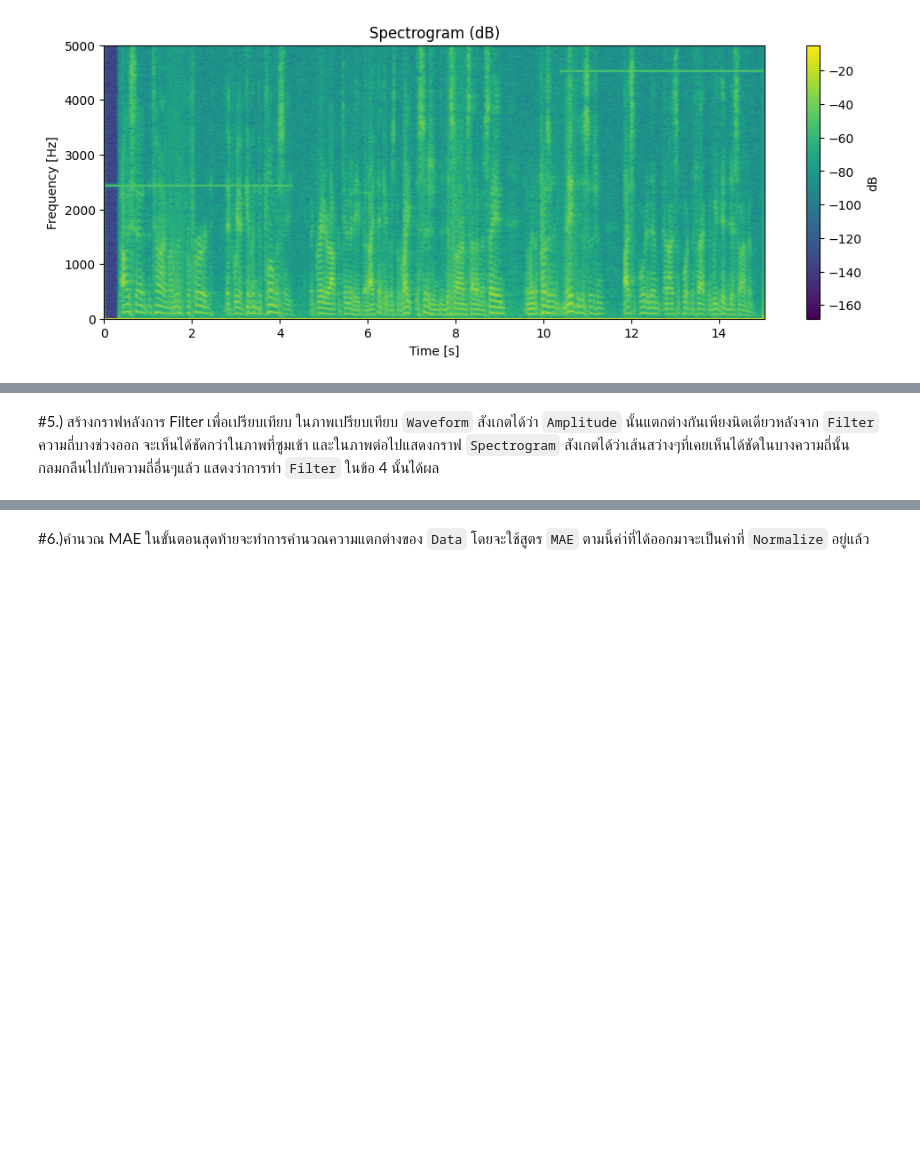
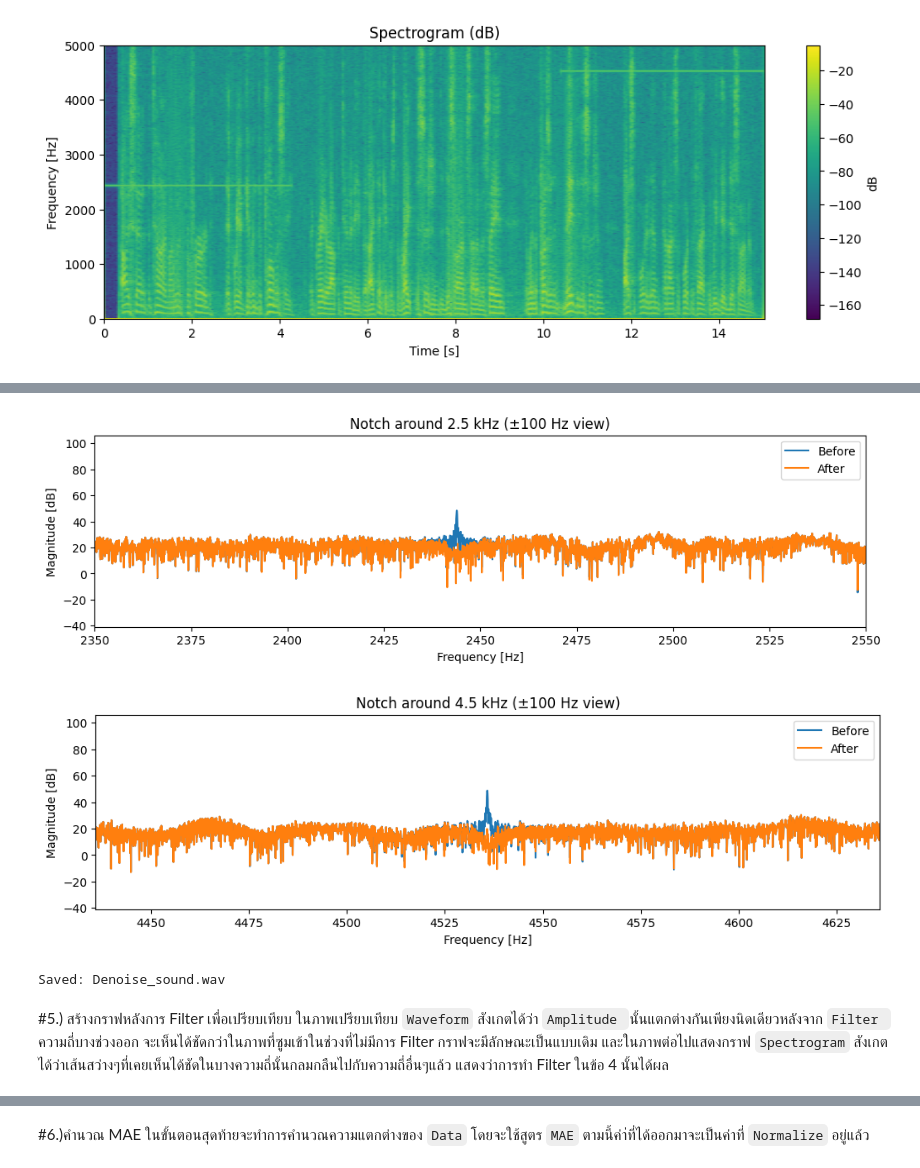
Before and after one commit to MoSkibidi/Signal_Processing_Project_2025, a Jupyter notebook: Project_Denoise_Final.ipynb, the cells around one changed output, grey strips where cells are left out. Cells and saved outputs as stored; diff of their text form; code cells hidden in the pictures; blank space fills up the shorter version.

```diff
--- a/Project_Denoise_Final.ipynb
+++ b/Project_Denoise_Final.ipynb
@@ -154,6 +108,71 @@ Saved: Denoise_sound.wav
+# %%
+
+y /= (np.max(np.abs(y)) + 1e-12) #ทำการ Normalize ใหม่คล้ายๆเดิมแต่ + 1e-12 ไปกันค่า = 0 เดี๋ยว error
+
+#หาสัมประสิทธ์เพื่อมาทำ Bandstop
+def time_notch(y, sr, centers, BW, att_db, intervals, fade_ms=25):
+    # ทำ notch ล่วงหน้า (ทั้งคลิป) ครั้งเดียว
+    sos = np.vstack([signal.tf2sos(*signal.iirnotch(f, f/BW, fs=sr)) for f in centers])
+    yN  = signal.sosfiltfilt(sos, y)
+    m0  = 1.0 - 10**(-att_db/20.0)                 # ความลึกพื้นฐานจาก dB
+
+    # มาสก์เวลาแบบทูกีย์ (ขอบนุ่ม) ด้วยโค้ดสั้น
+    m = np.zeros_like(y, float)
+    Lf = max(1, int(fade_ms*sr/1000))
+    for t0, t1 in intervals:
+        i0, i1 = int(t0*sr), int(t1*sr)
+        i0, i1 = max(0,i0), min(len(y),i1)
+        if i1<=i0: continue
+        m[i0:i1] = 1.0
+        # ขอบขึ้น/ลง
+        if Lf>1:
+            up  = slice(i0, min(i0+Lf, i1))
+            dn  = slice(max(i1-Lf, i0), i1)
+            r   = np.linspace(0,1, up.stop-up.start, endpoint=True)
+            m[up] = np.maximum(m[up], r)
+            r   = np.linspace(1,0, dn.stop-dn.start, endpoint=True)
+            m[dn] = np.minimum(m[dn], r)
+
+    m *= m0                                         # สเกลตาม dB
+    return (1-m)*y + m*yN                           # crossfade ปลอดคลิก
+
+# Filter
+y_notched = time_notch(y, sr, centers=[2443.85, 4535.85], BW=5, att_db=35,intervals=[(0,4.3),(10,16)], fade_ms=25)
+#Bandstop โดยมีกำหนด Center และ Bandwidth ที่เหมาะสม
+
+
+def mag_spectrum_db(sig, sr): #ฟังก์ชันคืนค่า spectrum(dB)
+    Y = np.fft.rfft(sig)
+    F = np.fft.rfftfreq(len(sig), 1/sr)
+    M = 20*np.log10(np.abs(Y) + 1e-12)
+    return F, M
+
+F0, M0 = mag_spectrum_db(y, sr)
+F1, M1 = mag_spectrum_db(y_notched, sr)
+
+def zoom_plot(Fa, Ma, Fb, Mb, lo, hi, title): #พลอตกราฟเป็นช่วงที่กำหนด
+    plt.figure(figsize=(12, 3))
+    plt.plot(Fa, Ma, label="Before")
+    plt.plot(Fb, Mb, label="After")
+    plt.xlim(lo, hi)
+    plt.xlabel("Frequency [Hz]"); plt.ylabel("Magnitude [dB]")
+    plt.title(title); plt.legend(); plt.show()
+
+r = 100 #2*r = bandwidth ที่ต้องการแสดง
+zoom_plot(F0, M0, F1, M1, 2450-r, 2450+r, f"Notch around 2.5 kHz (±{r} Hz view)")
+zoom_plot(F0, M0, F1, M1, 4536-r, 4536+r, f"Notch around 4.5 kHz (±{r} Hz view)")
+
+file_name = "Denoise_sound.wav" #โหลดไฟล์
+wavfile.write(file_name,
+              sr, np.int16(np.clip(y_notched, -1, 1)*32767)) #แปลงไฟล์กลับไปเป็น int16 ก่อนโหลด
+print("Saved:", file_name)
+# %% [output]
+[figure, added]
+[figure, added]
+Saved: Denoise_sound.wav
 # %% [markdown]
 #5.) สร้างกราฟหลังการ Filter เพื่อเปรียบเทียบ
-ในภาพเปรียบเทียบ `Waveform` สังเกตได้ว่า `Amplitude` นั้นแตกต่างกันเพียงนิดเดียวหลังจาก `Filter` ความถี่บางช่วงออก จะเห็นได้ชัดกว่าในภาพที่ซูมเข้า และในภาพต่อไปแสดงกราฟ `Spectrogram` สังเกตได้ว่าเส้นสว่างๆที่เคยเห็นได้ชัดในบางความถี่นั้นกลมกลืนไปกับความถี่อื่นๆแล้ว แสดงว่าการทำ `Filter` ในข้อ 4 นั้นได้ผล
+ในภาพเปรียบเทียบ `Waveform` สังเกตได้ว่า `Amplitude `นั้นแตกต่างกันเพียงนิดเดียวหลังจาก `Filter `ความถี่บางช่วงออก จะเห็นได้ชัดกว่าในภาพที่ซูมเข้าในช่วงที่ไม่มีการ Filter กราฟจะมีลักษณะเป็นแบบเดิม และในภาพต่อไปแสดงกราฟ `Spectrogram` สังเกตได้ว่าเส้นสว่างๆที่เคยเห็นได้ชัดในบางความถี่นั้นกลมกลืนไปกับความถี่อื่นๆแล้ว แสดงว่าการทำ Filter ในข้อ 4 นั้นได้ผล
 # %%
 t = np.arange(len(y)) / sr #ทำกราฟเพื่อเทียบ Time Domain ก่อน-หลังทำการ Filter
 plt.figure(figsize=(12, 3))
```
Also changed, not shown: parts of 4 cells of this notebook.
